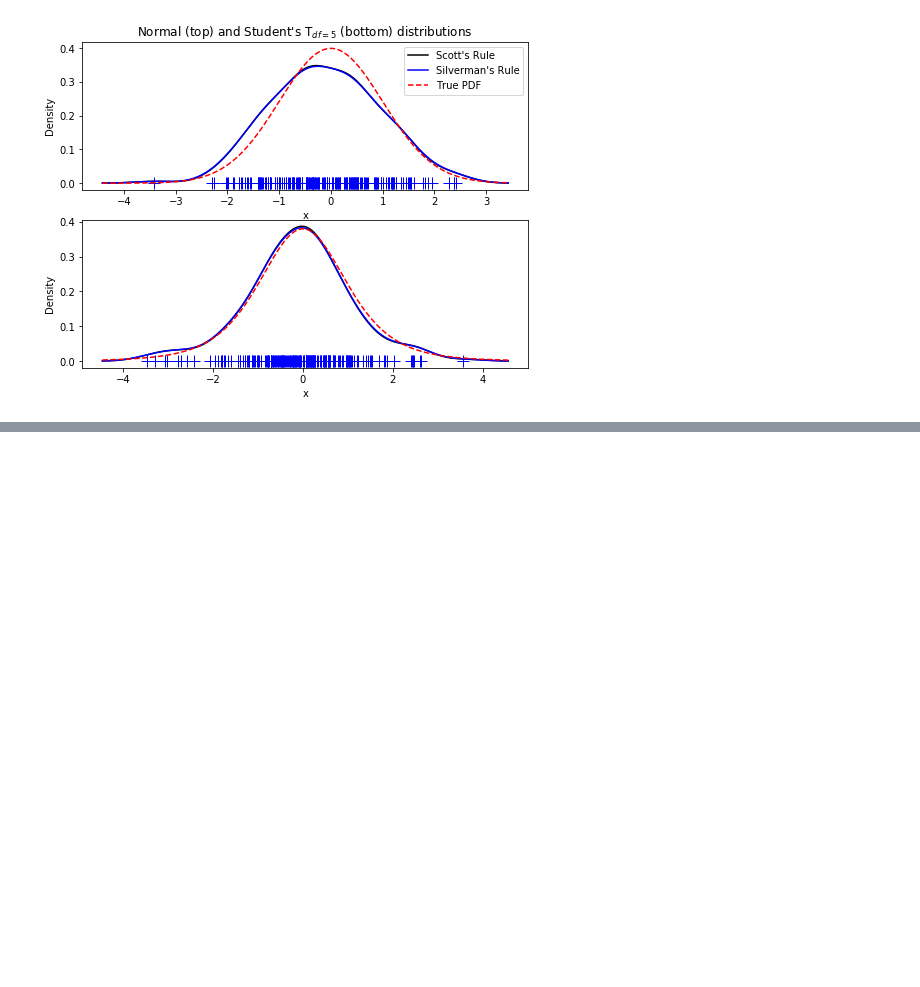
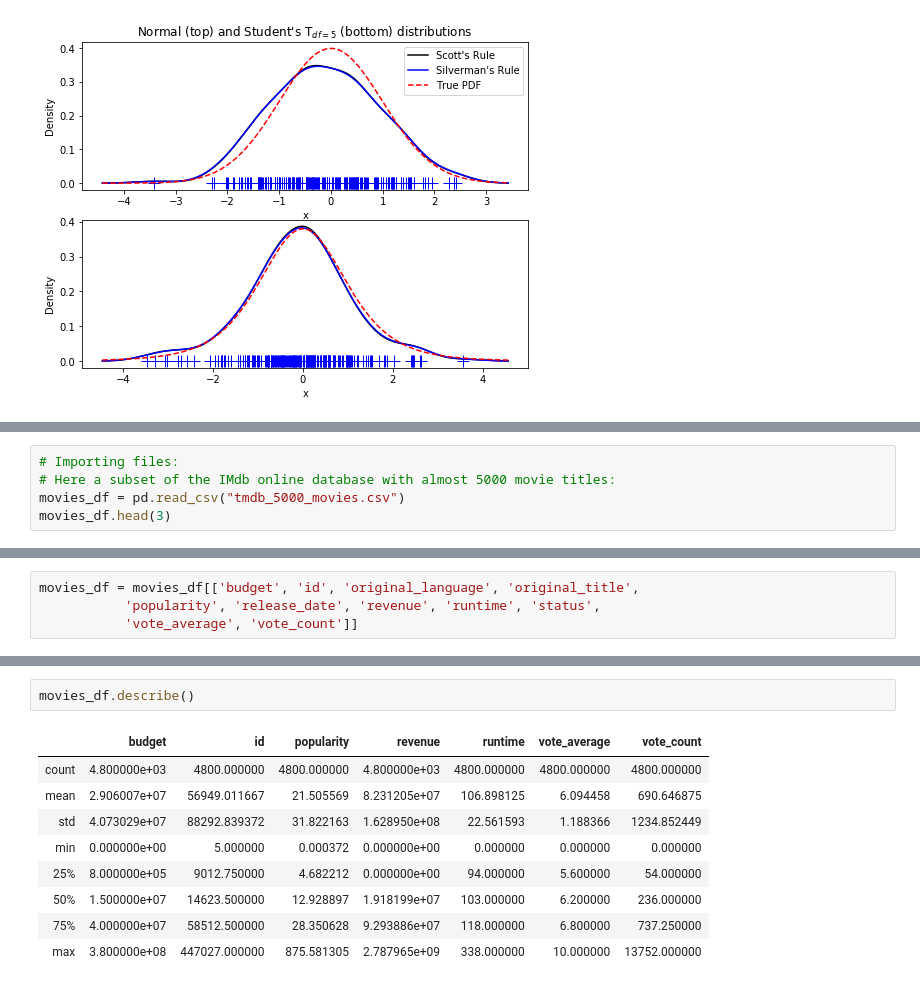
Before and after one commit to ludmercentre/python_training, a Jupyter notebook: notebooks/python_basics_part2.ipynb, the cells around one changed output, grey strips where cells are left out. Saved outputs shown, nothing was run; the diff lists cells and outputs as text; blank space fills up the shorter version.

```diff
--- a/notebooks/python_basics_part2.ipynb
+++ b/notebooks/python_basics_part2.ipynb
@@ -283,0 +508,5 @@ plt.show()
+# %%
+# Importing files:
+# Here a subset of the IMdb online database with almost 5000 movie titles:
+movies_df = pd.read_csv("tmdb_5000_movies.csv")
+movies_df.head(3)
@@ -283,0 +518,4 @@ plt.show()
+# %%
+movies_df = movies_df[['budget', 'id', 'original_language', 'original_title',
+           'popularity', 'release_date', 'revenue', 'runtime', 'status',
+           'vote_average', 'vote_count']]
@@ -283,0 +550,12 @@ plt.show()
+# %%
+movies_df.describe()
+# %% [output]
+|  | budget | id | popularity | revenue | runtime | vote_average | vote_count |
+| count | 4.800000e+03 | 4800.000000 | 4800.000000 | 4.800000e+03 | 4800.000000 | 4800.000000 | 4800.000000 |
+| mean | 2.906007e+07 | 56949.011667 | 21.505569 | 8.231205e+07 | 106.898125 | 6.094458 | 690.646875 |
+| std | 4.073029e+07 | 88292.839372 | 31.822163 | 1.628950e+08 | 22.561593 | 1.188366 | 1234.852449 |
+| min | 0.000000e+00 | 5.000000 | 0.000372 | 0.000000e+00 | 0.000000 | 0.000000 | 0.000000 |
+| 25% | 8.000000e+05 | 9012.750000 | 4.682212 | 0.000000e+00 | 94.000000 | 5.600000 | 54.000000 |
+| 50% | 1.500000e+07 | 14623.500000 | 12.928897 | 1.918199e+07 | 103.000000 | 6.200000 | 236.000000 |
+| 75% | 4.000000e+07 | 58512.500000 | 28.350628 | 9.293886e+07 | 118.000000 | 6.800000 | 737.250000 |
+| max | 3.800000e+08 | 447027.000000 | 875.581305 | 2.787965e+09 | 338.000000 | 10.000000 | 13752.000000 |
```
Also changed, not shown: parts of 66 cells of this notebook, 6 other files.
